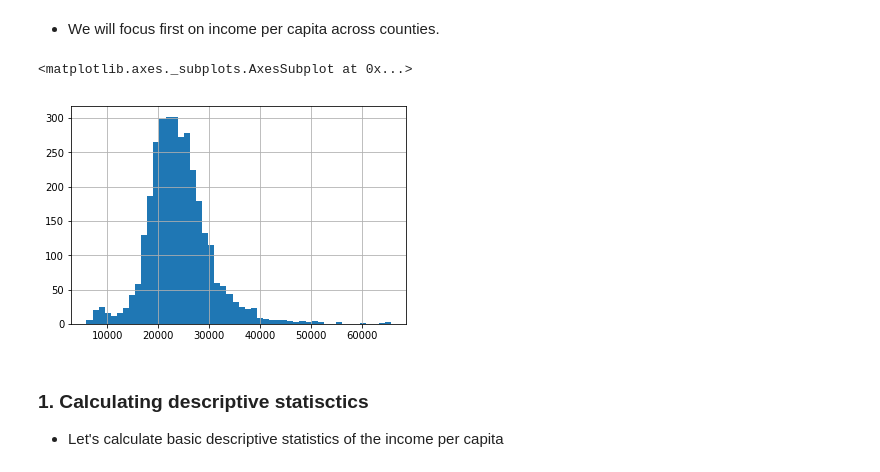
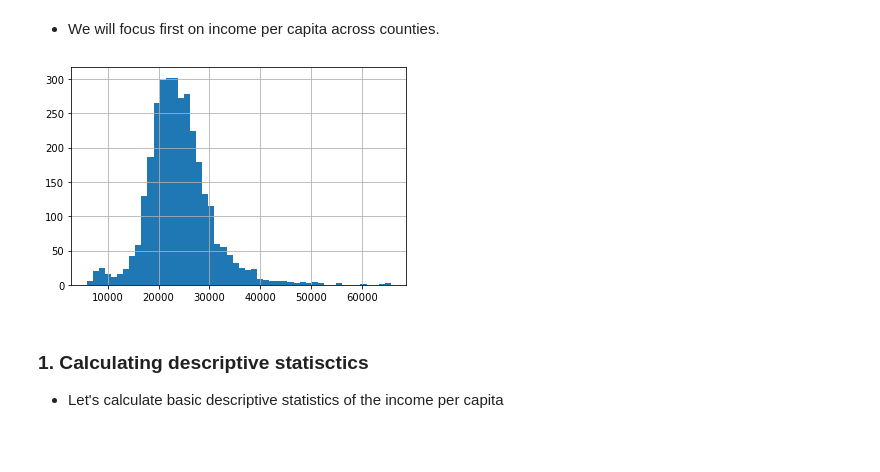
Before and after one commit to nourGhribi/2020, a Jupyter notebook: Tutorials/03 - Describing data/Describing_data_exercise.ipynb, the cells around one changed output. Drawn from its saved outputs; the diff is of its cells as text; code cells hidden in the pictures; blank space fills up the shorter version.

```diff
--- a/Tutorials/03 - Describing data/Describing_data_exercise.ipynb
+++ b/Tutorials/03 - Describing data/Describing_data_exercise.ipynb
@@ -52,10 +52,9 @@ df.sample(10)
 # %% [markdown]
 - We will focus first on income per capita across counties.
 # %%
-df['IncomePerCap'].hist(bins = 50)
+ax = df['IncomePerCap'].hist(bins = 50)
 # %% [output]
-<matplotlib.axes._subplots.AxesSubplot at 0x...>
-[figure, old version]
+[figure, new version]
 # %% [markdown]
 ### 1. Calculating descriptive statisctics
 
```
Also changed, not shown: parts of 7 cells of this notebook.
